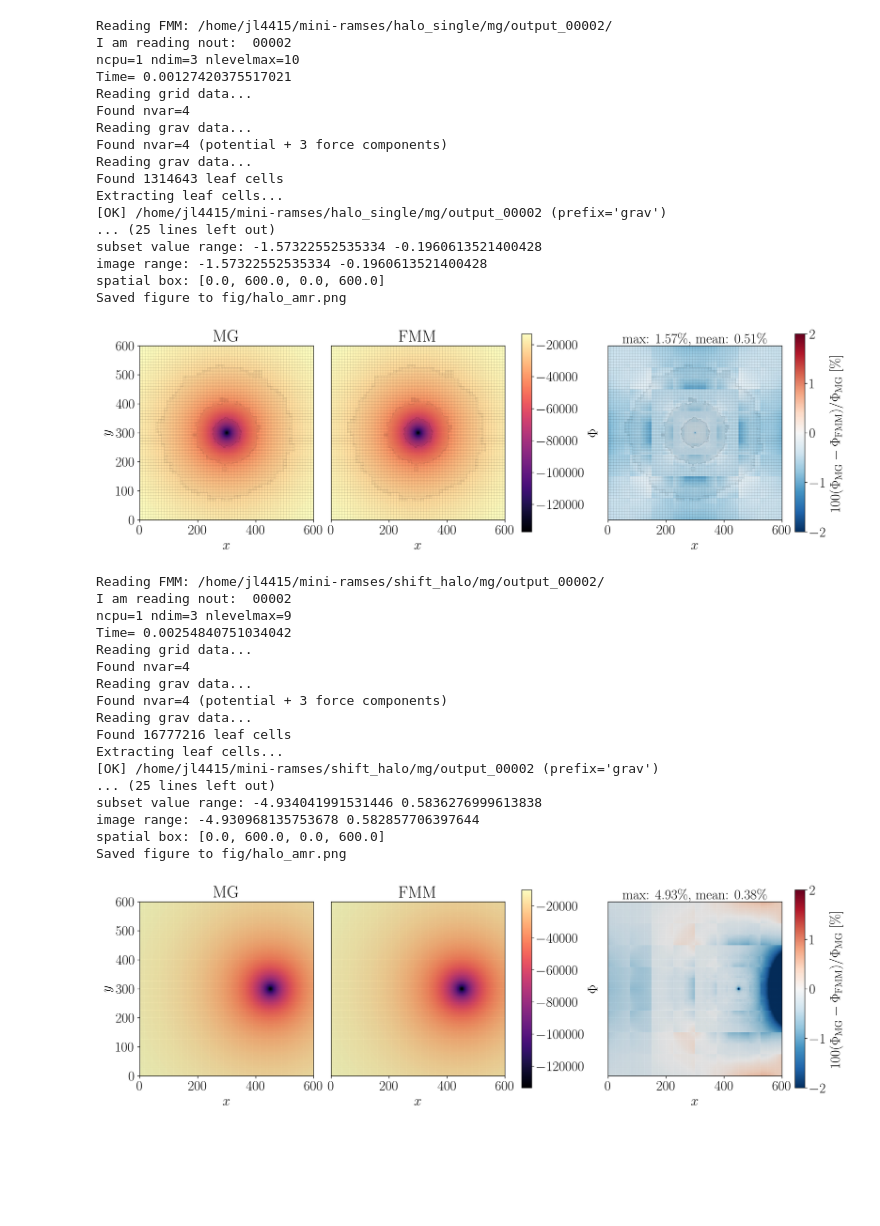
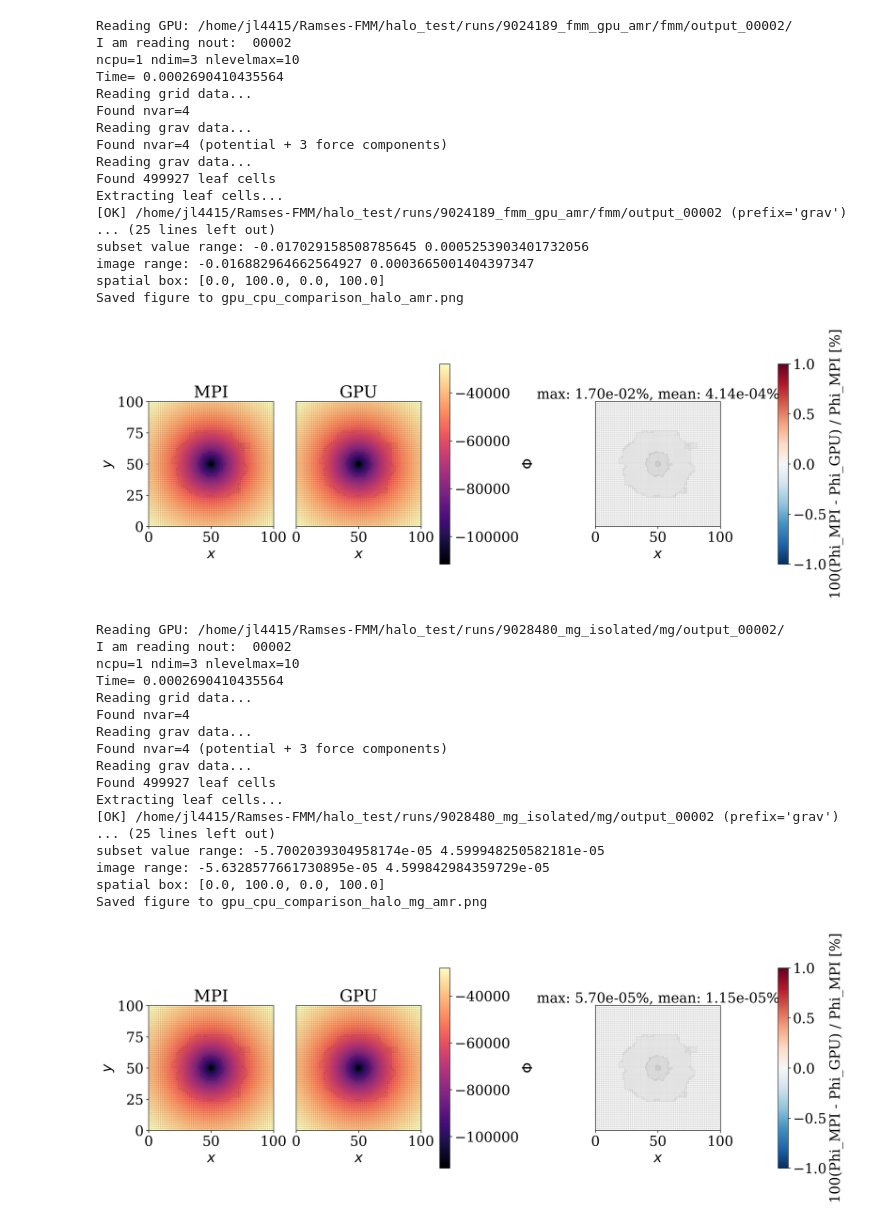
Before and after one commit to Byeol-Haneul/Ramses-FMM, a Jupyter notebook: analyze/amr.ipynb, the cells around one changed output. Cells and saved outputs as stored; diff of their text form; code cells hidden in the pictures; blank space fills up the shorter version.

Commit message:
Fix isolated GPU MG boundary handling and AMR diagnostics

```diff
--- a/analyze/amr.ipynb
+++ b/analyze/amr.ipynb
@@ -18,7 +18,7 @@ plt.rcParams["figure.dpi"] = 300
 plt.rcParams.update({
     "font.size": 20,
     "legend.fontsize": 18,
-    "text.usetex": True,
+    "text.usetex": False,
 })
 
 # -----------------------------
@@ -578,66 +602,65 @@ def panel_mg_fmm_percent(
 # %%
-out1 = "/home/jl4415/mini-ramses/halo_single/mg/output_00002/"
-out2 = "/home/jl4415/mini-ramses/halo_single/fmm/output_00002/"
+out1 = "/home/jl4415/Ramses-FMM/halo_test/runs/9024189_fmm_gpu_amr/fmm/output_00002/"
+out2 = "/home/jl4415/Ramses-FMM/halo_test/runs/8891572_fmm_mpi_amr/fmm/output_00002/"
 
-fig, axes = panel_mg_fmm_percent(
-    fmm_output_path=out1,
-    mg_output_path=out2,
-    cen=600,
-    levels=None,
+fig, axes = panel_mpi_gpu_percent(
+    gpu_output_path=out1,
+    mpi_output_path=out2,
+    cen=100,
     field_index=0,
-    diff_vmin=-2,
-    diff_vmax=2,
-    save="fig/halo_amr.png",
+    diff_vmin=-1,
+    diff_vmax=1,
+    save="gpu_cpu_comparison_halo_amr.png"
 )
 # %% [output]
-Reading FMM: /home/jl4415/mini-ramses/halo_single/mg/output_00002/
+Reading GPU: /home/jl4415/Ramses-FMM/halo_test/runs/9024189_fmm_gpu_amr/fmm/output_00002/
 I am reading nout:  00002
 ncpu=1 ndim=3 nlevelmax=10
-Time= 0.00127420375517021
+Time= 0.0002690410435564
 Reading grid data...
 Found nvar=4
 Reading grav data...
 Found nvar=4 (potential + 3 force components)
 Reading grav data...
-Found 1314643 leaf cells
+Found 499927 leaf cells
 Extracting leaf cells...
-[OK] /home/jl4415/mini-ramses/halo_single/mg/output_00002 (prefix='grav')
+[OK] /home/jl4415/Ramses-FMM/halo_test/runs/9024189_fmm_gpu_amr/fmm/output_00002 (prefix='grav')
 ... (25 lines left out)
-subset value range: -1.57322552535334 -0.1960613521400428
-image range: -1.57322552535334 -0.1960613521400428
-spatial box: [0.0, 600.0, 0.0, 600.0]
-Saved figure to fig/halo_amr.png
+subset value range: -0.017029158508785645 0.0005253903401732056
+image range: -0.016882964662564927 0.0003665001404397347
+spatial box: [0.0, 100.0, 0.0, 100.0]
+Saved figure to gpu_cpu_comparison_halo_amr.png
-[figure, old version]
+[figure, new version]
 # %%
-out1 = "/home/jl4415/mini-ramses/shift_halo/mg/output_00002/"
-out2 = "/home/jl4415/mini-ramses/shift_halo/fmm/output_00002/"
+# MG GPU vs CPU/MPI AMR comparison.
+out1 = "/home/jl4415/Ramses-FMM/halo_test/runs/9028480_mg_isolated/mg/output_00002/"
+out2 = "/home/jl4415/Ramses-FMM/halo_test/runs/manual_mg_cpu_amr/cpu/output_00002/"
 
-fig, axes = panel_mg_fmm_percent(
-    fmm_output_path=out1,
-    mg_output_path=out2,
-    cen=600,
-    levels=None,
+fig, axes = panel_mpi_gpu_percent(
+    gpu_output_path=out1,
+    mpi_output_path=out2,
+    cen=100,
     field_index=0,
-    diff_vmin=-2,
-    diff_vmax=2,
-    save="fig/halo_amr.png",
+    diff_vmin=-1,
+    diff_vmax=1,
+    save="gpu_cpu_comparison_halo_mg_amr.png"
 )
 # %% [output]
-Reading FMM: /home/jl4415/mini-ramses/shift_halo/mg/output_00002/
+Reading GPU: /home/jl4415/Ramses-FMM/halo_test/runs/9028480_mg_isolated/mg/output_00002/
 I am reading nout:  00002
-ncpu=1 ndim=3 nlevelmax=9
-Time= 0.00254840751034042
+ncpu=1 ndim=3 nlevelmax=10
+Time= 0.0002690410435564
 Reading grid data...
 Found nvar=4
 Reading grav data...
 Found nvar=4 (potential + 3 force components)
 Reading grav data...
-Found 16777216 leaf cells
+Found 499927 leaf cells
 Extracting leaf cells...
-[OK] /home/jl4415/mini-ramses/shift_halo/mg/output_00002 (prefix='grav')
+[OK] /home/jl4415/Ramses-FMM/halo_test/runs/9028480_mg_isolated/mg/output_00002 (prefix='grav')
 ... (25 lines left out)
-subset value range: -4.934041991531446 0.5836276999613838
-image range: -4.930968135753678 0.582857706397644
-spatial box: [0.0, 600.0, 0.0, 600.0]
-Saved figure to fig/halo_amr.png
+subset value range: -5.7002039304958174e-05 4.599948250582181e-05
+image range: -5.6328577661730895e-05 4.599842984359729e-05
+spatial box: [0.0, 100.0, 0.0, 100.0]
+Saved figure to gpu_cpu_comparison_halo_mg_amr.png
-[figure, old version]
+[figure, new version]
```
Also changed, not shown: parts of 13 cells of this notebook, 9 other files.
